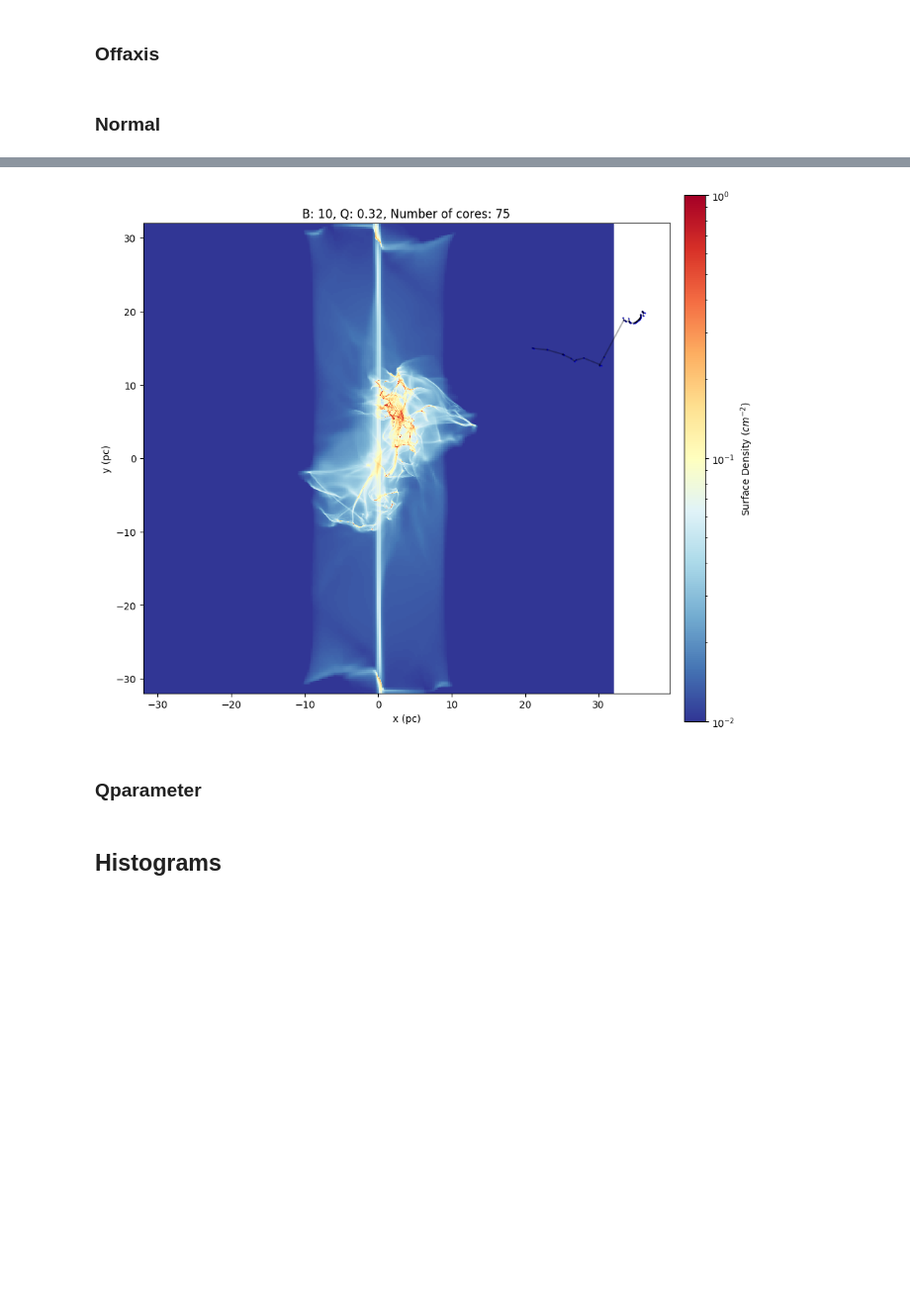
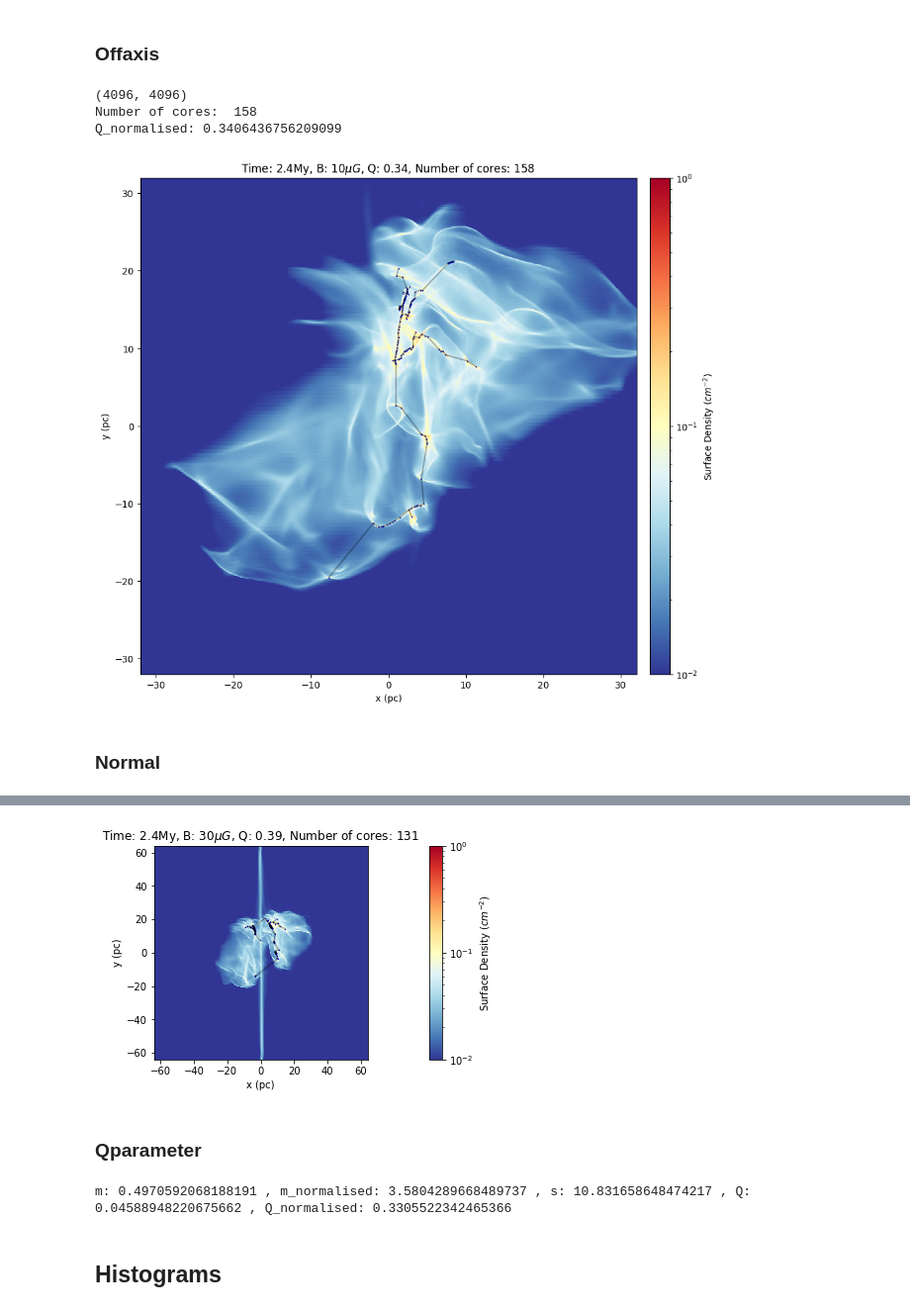
Before and after one commit to mvgarcia/CASSUM2021, a Jupyter notebook: Cassum.ipynb, the cells around one changed output, grey strips where cells are left out. Shown at 99% size. Cells and saved outputs as stored; diff of their text form; code cells hidden in the pictures; blank space fills up the shorter version.

Commit message:
Angles 3 cores, correction of MST plotting

```diff
--- a/Cassum.ipynb
+++ b/Cassum.ipynb
@@ -87,8 +87,9 @@ yt : [INFO     ] 2021-06-17 00:20:19,957 Parameters: cosmological_simulation   =
 # %% [markdown]
 ### Offaxis
 # %%
-B="10"
-fname = "./B{}/offaxis/v10_B10_th60_b05_0024.npy".format(B)
+B = 10
+time = 24
+fname = "../B{}/offaxis/v10_B10_th60_b05_00{}.npy".format(B,time)
 ending=".npy"
 data=np.load(fname)
 print(np.shape(data))
@@ -119,7 +120,8 @@ im = ax.imshow(dens,
 ax.set_xlabel("x (pc)")
 ax.set_ylabel("y (pc)")
 
-min_pix_=2.44e-4*(resol**2)/(r*2)**2
+#min_pix_=2.44e-4*(resol**2)/(r*2)**2
+min_pix = 2
 
 dendro = Dendrogram.compute(dens, min_value=0.1, min_delta=0.025, min_npix=min_pix_,verbose=False)
 
@@ -208,24 +210,26 @@ print("Q_normalised:",Q1)
 
 #save figure
 figname = fname.replace(ending, ".png")
-ax.set_title("B: {}, Q: {:.2f}, Number of cores: {}".format(B,Q1,num_cores))
+ax.set_title("Time: {}My, B: {}$\mu G$, Q: {:.2f}, Number of cores: {}".format(time/10,B,Q1,len(positions)))
 plt.savefig(figname)
+# %% [output]
+(4096, 4096)
+Number of cores:  158
+Q_normalised: 0.3406436756209099
+[figure, added]
 # %% [markdown]
 ### Normal
 # %%
 if __name__ == "__main__":
-    B="10"
-    fname = "../B{}/frb8192/v10_B10_th60_b05_0037_proj_frb.h5".format(B)
+    B = 30
+    time = 24
+    fname = "../B{}/frb8192/v10_B10_th60_b05_00{}_proj_frb.h5".format(B,time)
     ending=".h5"
     ds = yt.load(fname)
 
     ulength = ds.length_unit
-    print(ulength)
-    normal = [0.2679491, 0, 1.0] # vector normal to cutting plane
-    north = [0, 1, 0]
-    width = 0.5
-    center = [0.5, 0.5, 0.5]
-    resol = 4096
+    width = 1.0
+    resol = 8192
 
     # list all field
 
@@ -254,7 +258,9 @@ if __name__ == "__main__":
     ax.set_ylabel("y (pc)")
 
     #Calculate dendogram
-    min_pix_=2.44e-4*(resol**2)/(r*2)**2 #area from pixels to physical coordinates
+    #min_pix_=2.44e-4*(resol**2)/(r*2)**2 #area from pixels to physical coordinates
+    #print(min_pix_)
+    min_pix_=2
     dendro = Dendrogram.compute(dens.value, min_value=0.1, min_delta=0.025, min_npix=min_pix_,verbose=False)
 
     num_cores=len(dendro.leaves)
@@ -276,7 +282,7 @@ if __name__ == "__main__":
 
         xcoord = (stat.x_cen.value+0.5) * pix2leng - 0.5 * width * ulength.in_units("pc")
         ycoord = (stat.y_cen.value+0.5) * pix2leng - 0.5 * width * ulength.in_units("pc")
-        if(ycoord<20 and ycoord>-20): #Here we remove "cores" too far from the center
+        if(ycoord<40 and ycoord>-40): #Here we remove "cores" too far from the center
             positions.append([xcoord,ycoord])
 
             #Scatter the center position
@@ -344,6 +350,6 @@ if __name__ == "__main__":
 
     #save figure
     figname = fname.replace(ending, ".png")
-    ax.set_title("B: {}, Q: {:.2f}, Number of cores: {}".format(B,Q1,len(positions)))
+    ax.set_title("Time: {}My, B: {}$\mu G$, Q: {:.2f}, Number of cores: {}".format(time/10,B,Q1,len(positions)))
     plt.savefig(figname)
 # %% [output]
@@ -359,4 +364,4 @@ Q_normalised: 0.31587028118458216
-[figure, old version]
+[figure, new version]
 # %% [markdown]
 ### Qparameter
 # %%
@@ -389,6 +394,8 @@ Q=m/s
 
 Q1=m1/s
 print("m:",m,", m_normalised:",m1,", s:",s,", Q:",Q,", Q_normalised:",Q1)
+# %% [output]
+m: 0.4970592068188191 , m_normalised: 3.5804289668489737 , s: 10.831658648474217 , Q: 0.04588948220675662 , Q_normalised: 0.3305522342465366
 # %% [markdown]
 ## Histograms
 # %% [markdown]
```
Also changed, not shown: parts of 10 cells of this notebook.
